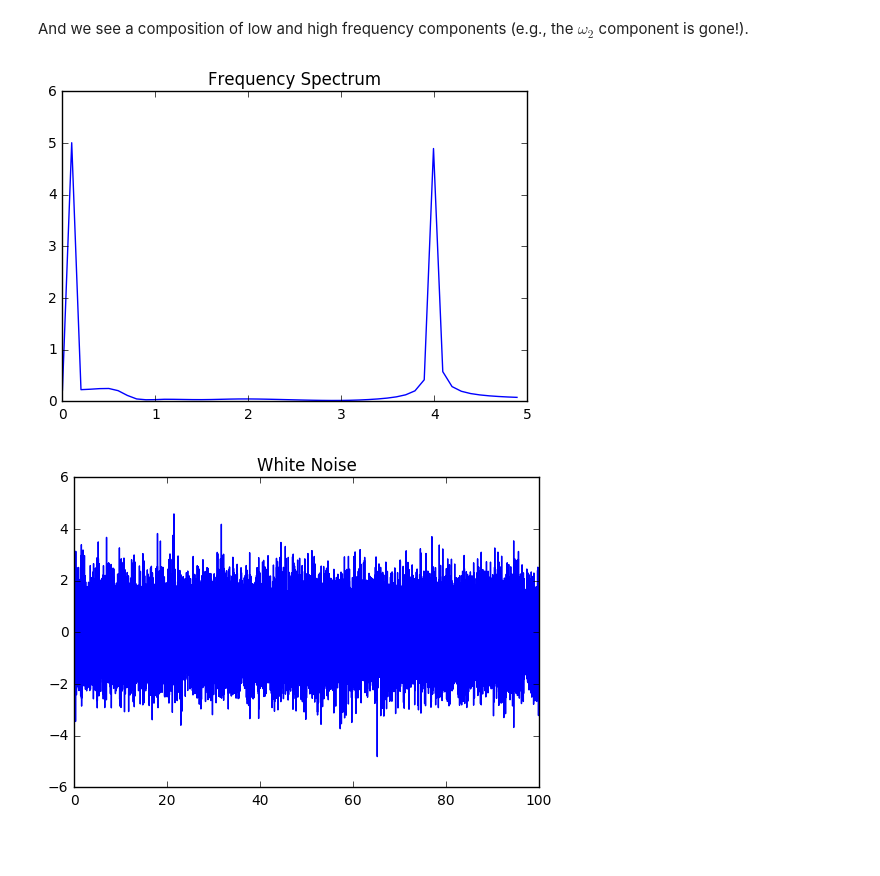
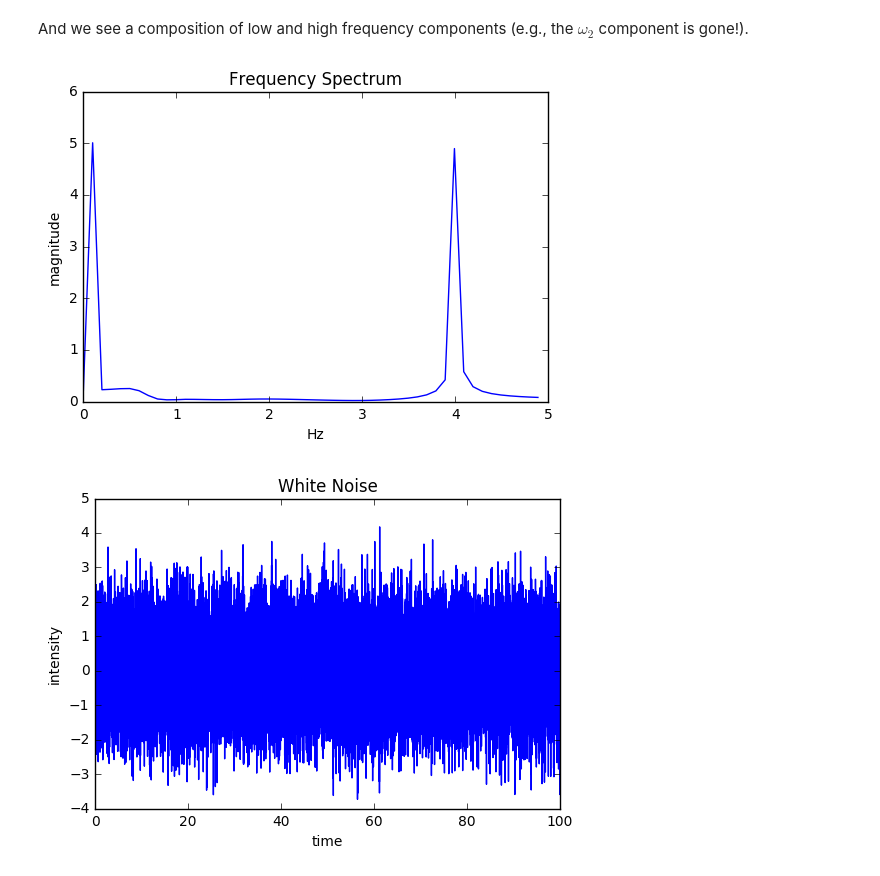
Before and after one commit to NeuroDataDesign/orange-panda-f16s17, a Jupyter notebook: pipeline/demos/Basic Filtering.ipynb, the cells around one changed output. Cells and saved outputs as stored; diff of their text form; code cells hidden in the pictures; blank space fills up the shorter version.

```diff
--- a/pipeline/demos/Basic Filtering.ipynb
+++ b/pipeline/demos/Basic Filtering.ipynb
@@ -146,22 +178,26 @@ ft_bs = np.fft.fft(signal_bs) * dt
 ft_bs = ft_bs[: len(sample_points)/2]
 plt.plot(freq[0:50] , np.abs(ft_bs)[0:50])
 plt.title('Frequency Spectrum')
+plt.xlabel("Hz")
+plt.ylabel("magnitude")
 plt.show()
 # %% [output]
-[figure, old version]
+[figure, new version]
 # %%
 T = 100
 Fs = 300
 mean = 0
 std = 1
 wn = np.random.normal(mean, std, size=T * Fs)
 times = np.arange(len(wn)) / float(Fs)
 
 plt.plot(times, wn)
 plt.title("White Noise")
+plt.xlabel("time")
+plt.ylabel("intensity")
 plt.show()
 # %% [output]
-[figure, old version]
+[figure, new version]
 # %%
 dt = times[1] - times[0]
 ft_wn = np.fft.fft(wn)
```
Also changed, not shown: parts of 12 cells of this notebook, 1 other file.
